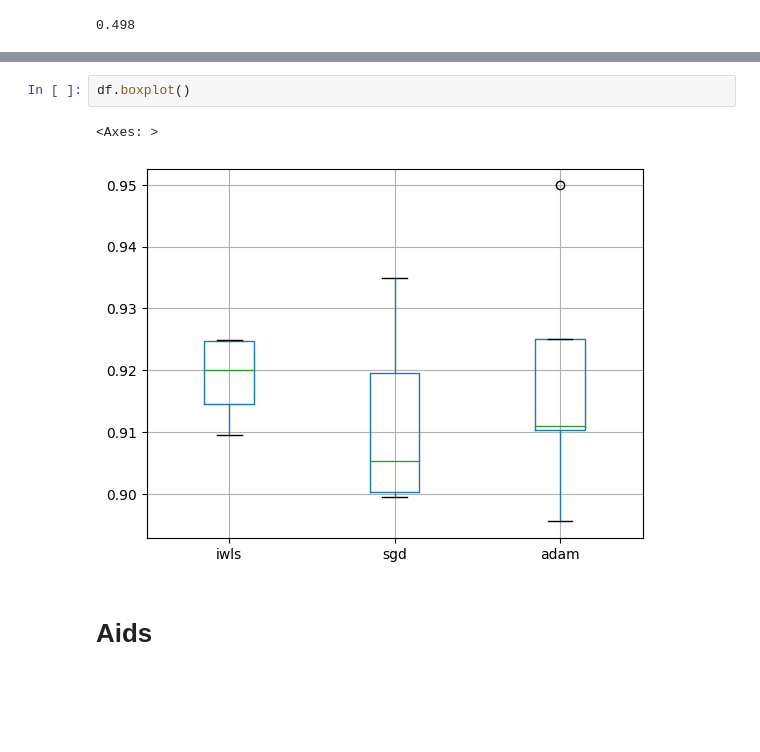
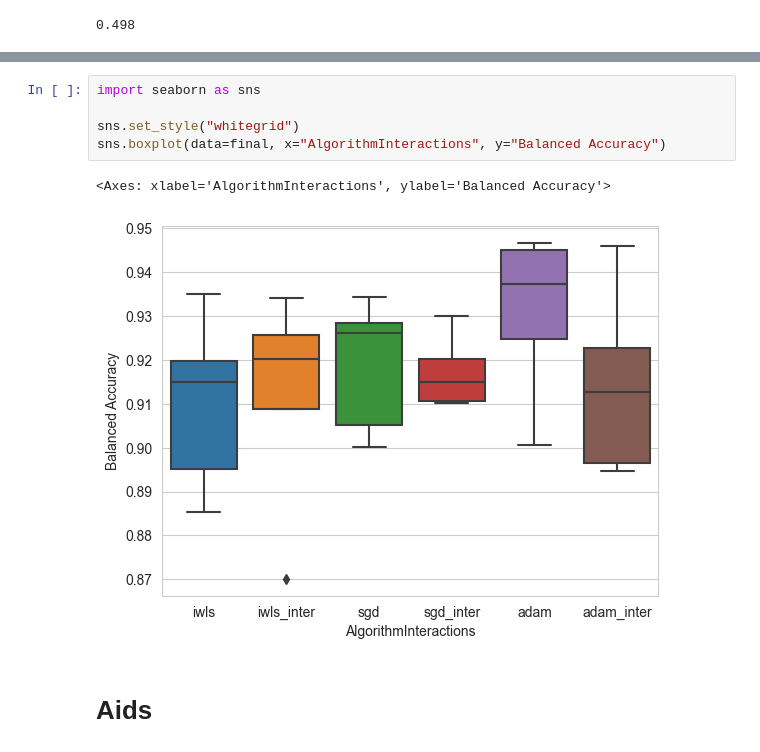
Before and after one commit to Fersoil/logistic_regression, a Jupyter notebook: real_data_experiments.ipynb, the cells around one changed output, grey strips where cells are left out. Saved outputs shown, nothing was run; the diff lists cells and outputs as text; blank space fills up the shorter version.

```diff
--- a/real_data_experiments.ipynb
+++ b/real_data_experiments.ipynb
@@ -164,8 +162,11 @@ sns.boxplot(data=final, x="AlgorithmInteractions", y="Time")
-# %%
-df.boxplot()
-# %% [output]
-<Axes: >
-[figure, removed]
+# %%
+import seaborn as sns
+
+sns.set_style("whitegrid")
+sns.boxplot(data=final, x="AlgorithmInteractions", y="Balanced Accuracy")
+# %% [output]
+<Axes: xlabel='AlgorithmInteractions', ylabel='Balanced Accuracy'>
+[figure, added]
 # %% [markdown]
 # Aids
 # %%
```
Also changed, not shown: parts of 3 cells of this notebook, 2 other files.
